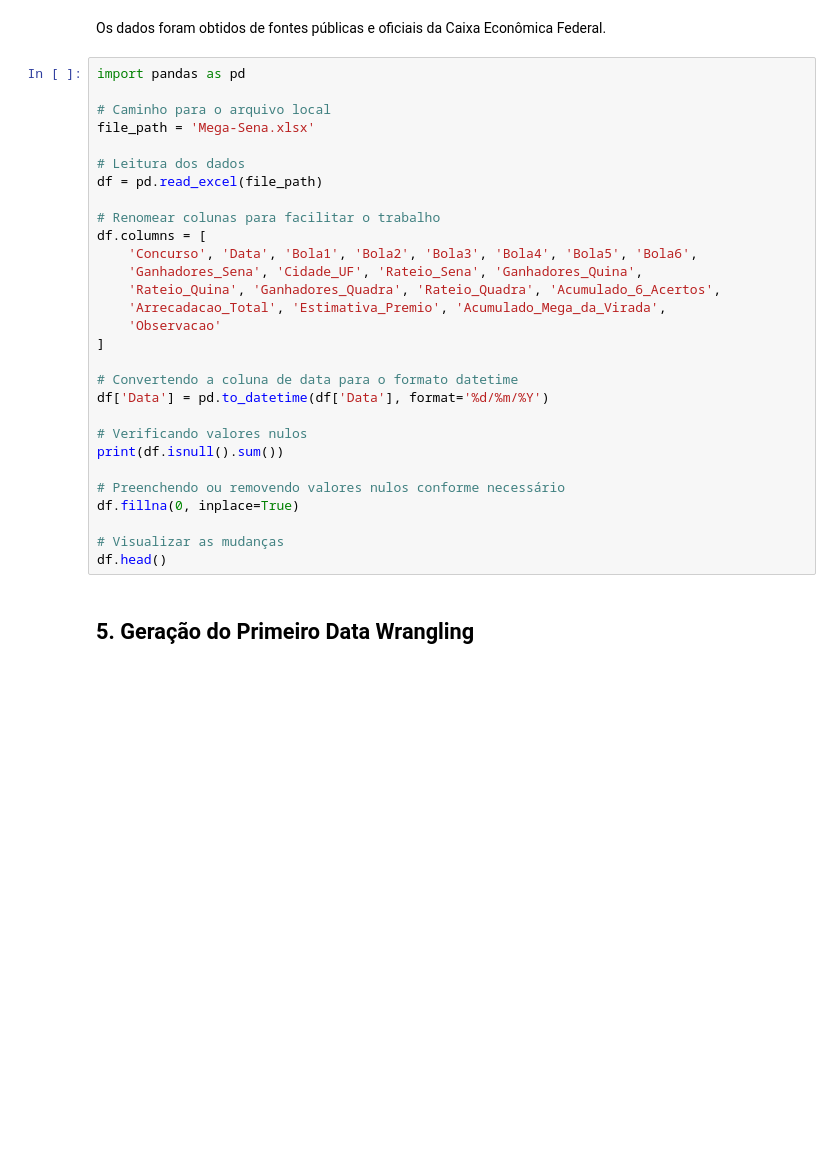
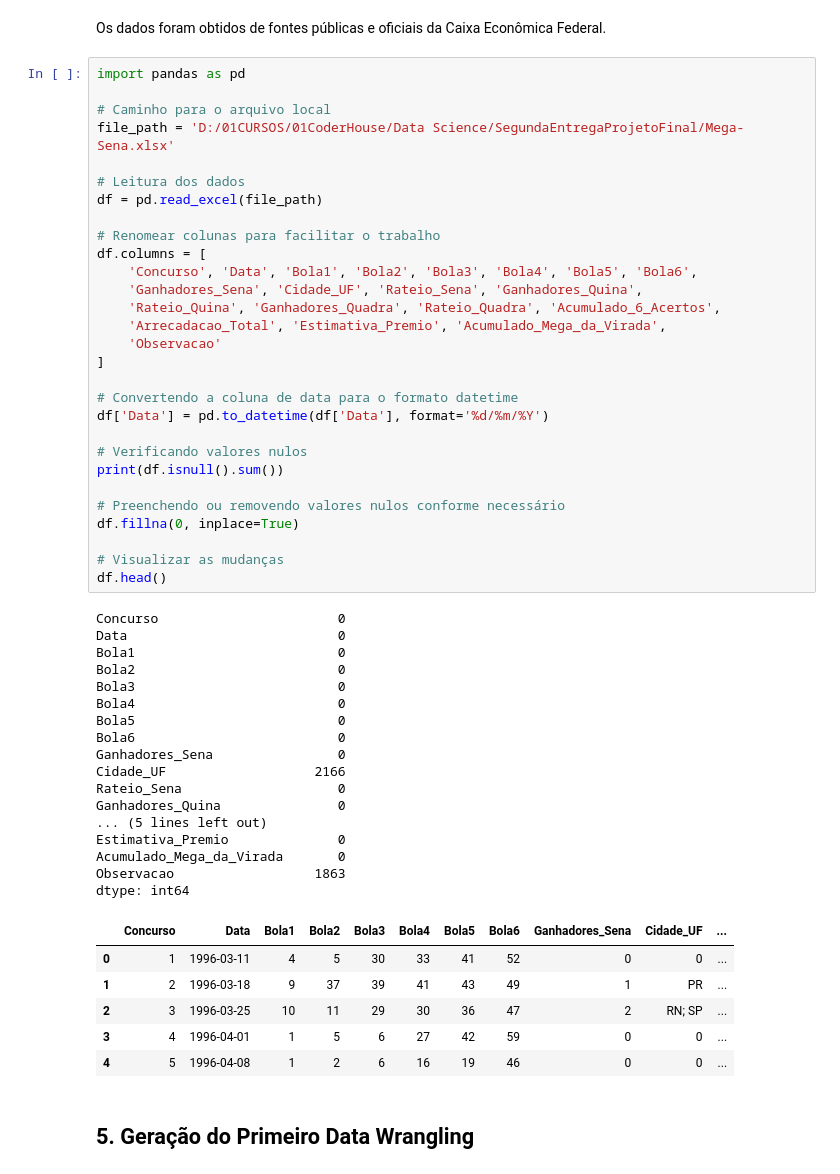
Before and after one commit to schlemahz/coderhouse, a Jupyter notebook: SegundaEntregaProjetoFinal.ipynb, the cells around one changed output. Saved outputs shown, nothing was run; the diff lists cells and outputs as text; blank space fills up the shorter version.

```diff
--- a/SegundaEntregaProjetoFinal.ipynb
+++ b/SegundaEntregaProjetoFinal.ipynb
@@ -45,32 +45,56 @@ Os dados foram obtidos de fontes públicas e oficiais da Caixa Econômica Federa
 # %%
 import pandas as pd
 
 # Caminho para o arquivo local
-file_path = 'Mega-Sena.xlsx'
+file_path = 'D:/01CURSOS/01CoderHouse/Data Science/SegundaEntregaProjetoFinal/Mega-Sena.xlsx'
 
 # Leitura dos dados
 df = pd.read_excel(file_path)
 
 # Renomear colunas para facilitar o trabalho
 df.columns = [
     'Concurso', 'Data', 'Bola1', 'Bola2', 'Bola3', 'Bola4', 'Bola5', 'Bola6',
     'Ganhadores_Sena', 'Cidade_UF', 'Rateio_Sena', 'Ganhadores_Quina',
     'Rateio_Quina', 'Ganhadores_Quadra', 'Rateio_Quadra', 'Acumulado_6_Acertos',
     'Arrecadacao_Total', 'Estimativa_Premio', 'Acumulado_Mega_da_Virada',
     'Observacao'
 ]
 
 # Convertendo a coluna de data para o formato datetime
 df['Data'] = pd.to_datetime(df['Data'], format='%d/%m/%Y')
 
 # Verificando valores nulos
 print(df.isnull().sum())
 
 # Preenchendo ou removendo valores nulos conforme necessário
 df.fillna(0, inplace=True)
 
 # Visualizar as mudanças
 df.head()
+# %% [output]
+Concurso                       0
+Data                           0
+Bola1                          0
+Bola2                          0
+Bola3                          0
+Bola4                          0
+Bola5                          0
+Bola6                          0
+Ganhadores_Sena                0
+Cidade_UF                   2166
+Rateio_Sena                    0
+Ganhadores_Quina               0
+... (5 lines left out)
+Estimativa_Premio              0
+Acumulado_Mega_da_Virada       0
+Observacao                  1863
+dtype: int64
+|  | Concurso | Data | Bola1 | Bola2 | Bola3 | Bola4 | Bola5 | Bola6 | Ganhadores_Sena | Cidade_UF | ... |
+| 0 | 1 | 1996-03-11 | 4 | 5 | 30 | 33 | 41 | 52 | 0 | 0 | ... |
+| 1 | 2 | 1996-03-18 | 9 | 37 | 39 | 41 | 43 | 49 | 1 | PR | ... |
+| 2 | 3 | 1996-03-25 | 10 | 11 | 29 | 30 | 36 | 47 | 2 | RN; SP | ... |
+| 3 | 4 | 1996-04-01 | 1 | 5 | 6 | 27 | 42 | 59 | 0 | 0 | ... |
+| 4 | 5 | 1996-04-08 | 1 | 2 | 6 | 16 | 19 | 46 | 0 | 0 | ... |
 # %% [markdown]
 ## 5. Geração do Primeiro Data Wrangling
 # %%
```
Also changed, not shown: parts of 7 cells of this notebook.
